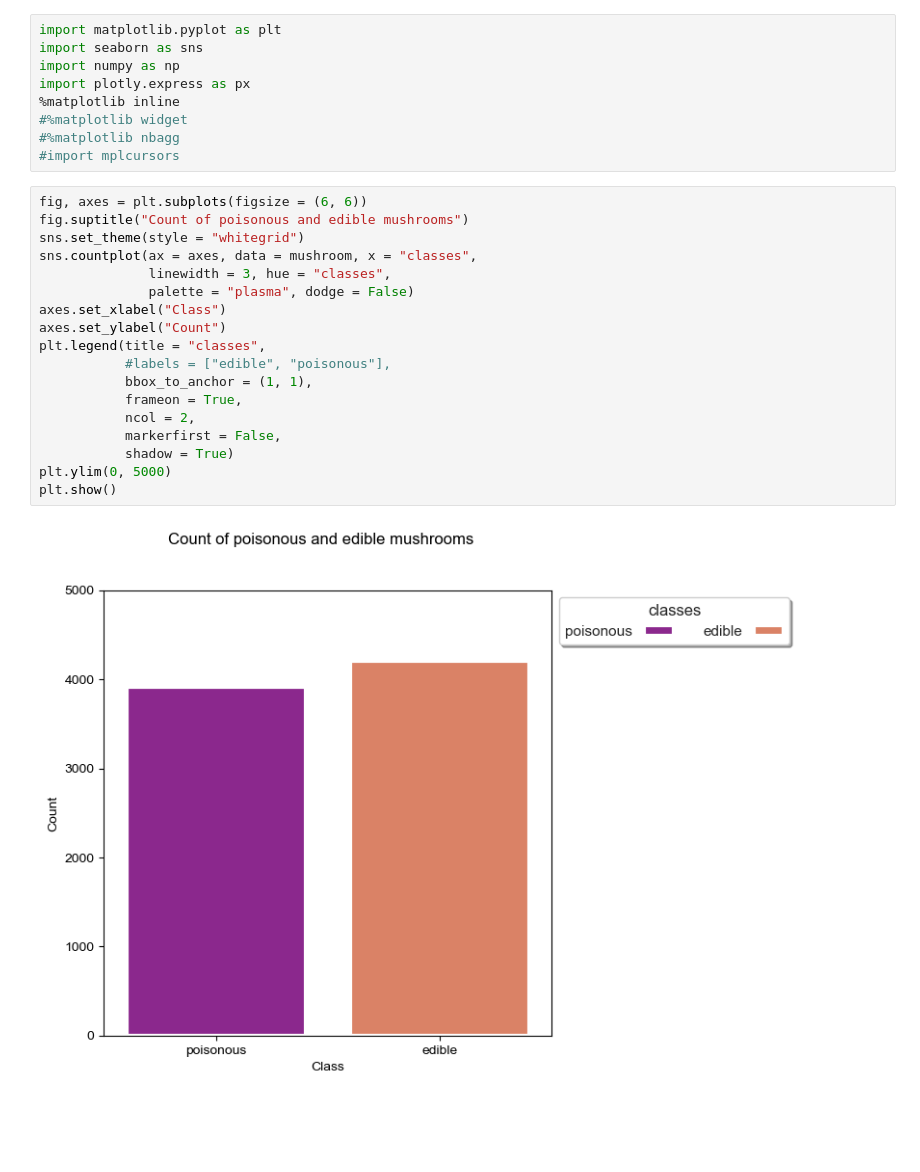
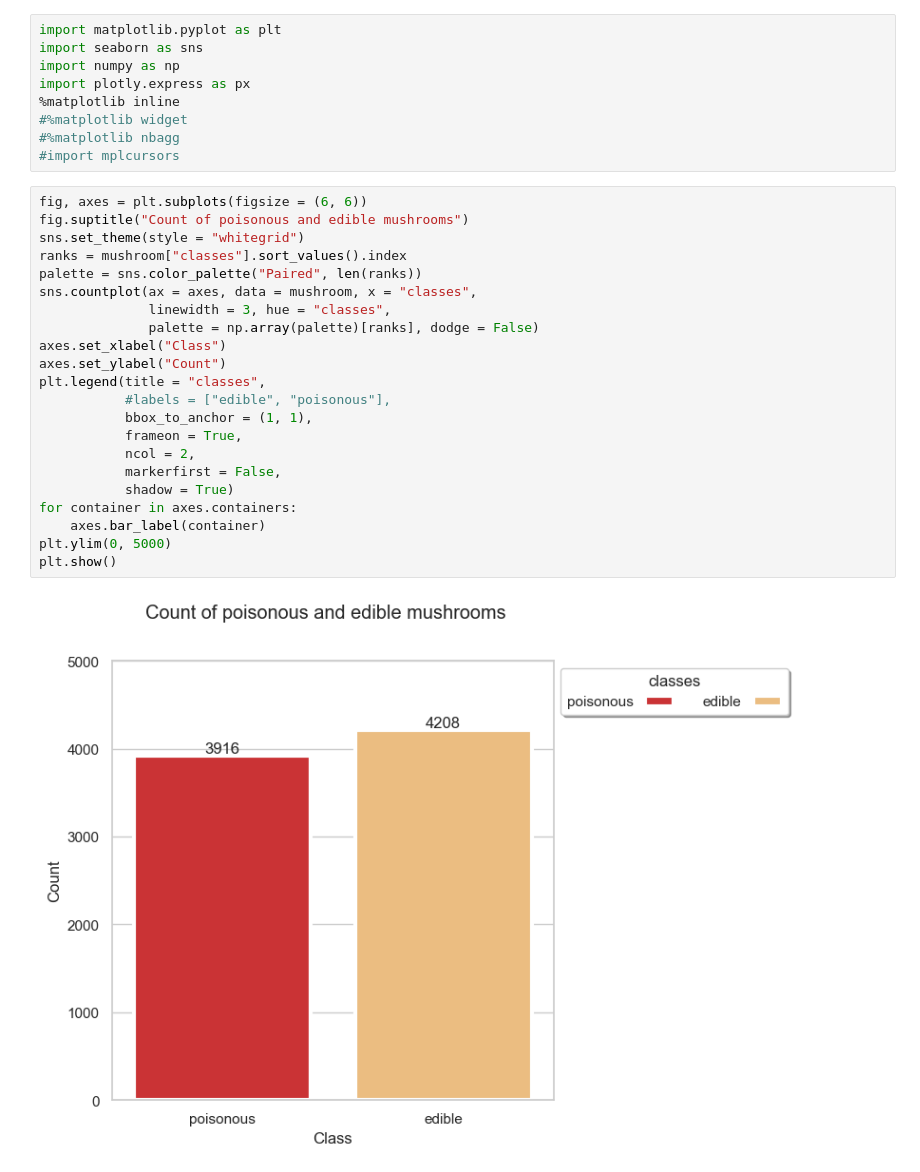
Before and after one commit to alecfei/gilled-mushrooms, a Jupyter notebook: mushroom.ipynb, the cells around one changed output. Drawn from its saved outputs; the diff is of its cells as text; blank space fills up the shorter version.

Commit message:
visualisation using seaborn and matplotlib

```diff
--- a/mushroom.ipynb
+++ b/mushroom.ipynb
@@ -194,23 +194,27 @@ import plotly.express as px
 # %%
 fig, axes = plt.subplots(figsize = (6, 6))
 fig.suptitle("Count of poisonous and edible mushrooms")
 sns.set_theme(style = "whitegrid")
+ranks = mushroom["classes"].sort_values().index
+palette = sns.color_palette("Paired", len(ranks))
 sns.countplot(ax = axes, data = mushroom, x = "classes",
               linewidth = 3, hue = "classes",
-              palette = "plasma", dodge = False)
+              palette = np.array(palette)[ranks], dodge = False)
 axes.set_xlabel("Class")
 axes.set_ylabel("Count")
 plt.legend(title = "classes",
            #labels = ["edible", "poisonous"],
            bbox_to_anchor = (1, 1),
            frameon = True,
            ncol = 2,
            markerfirst = False,
            shadow = True)
+for container in axes.containers:
+    axes.bar_label(container)
 plt.ylim(0, 5000)
 plt.show()
 # %% [output]
-[figure, old version]
+[figure, new version]
 # %%
 fig, axes = plt.subplots(figsize = (8, 6))
 fig.suptitle("Count of the cap shapes in gilled mushrooms")
```
Also changed, not shown: parts of 1 cell of this notebook.
